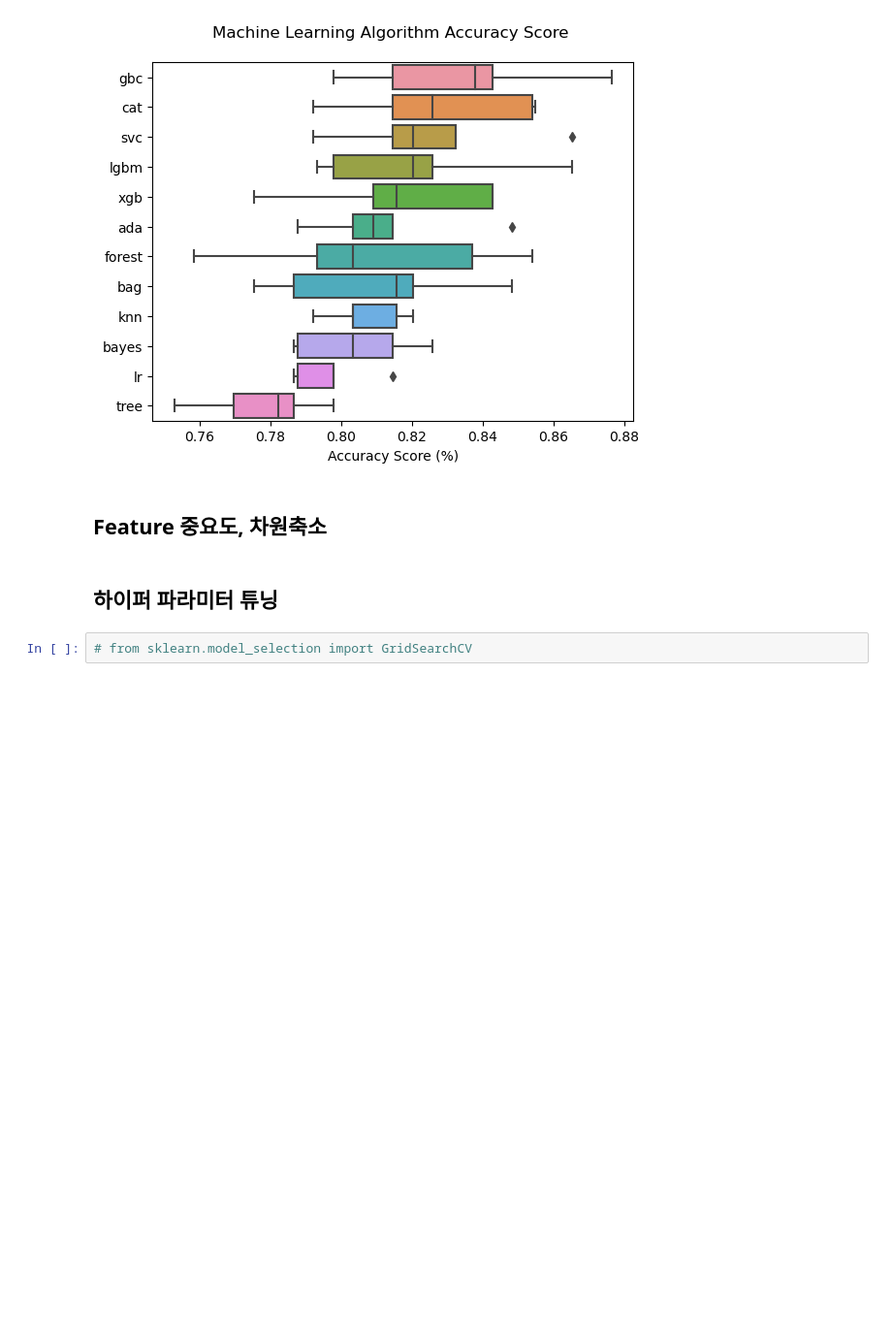
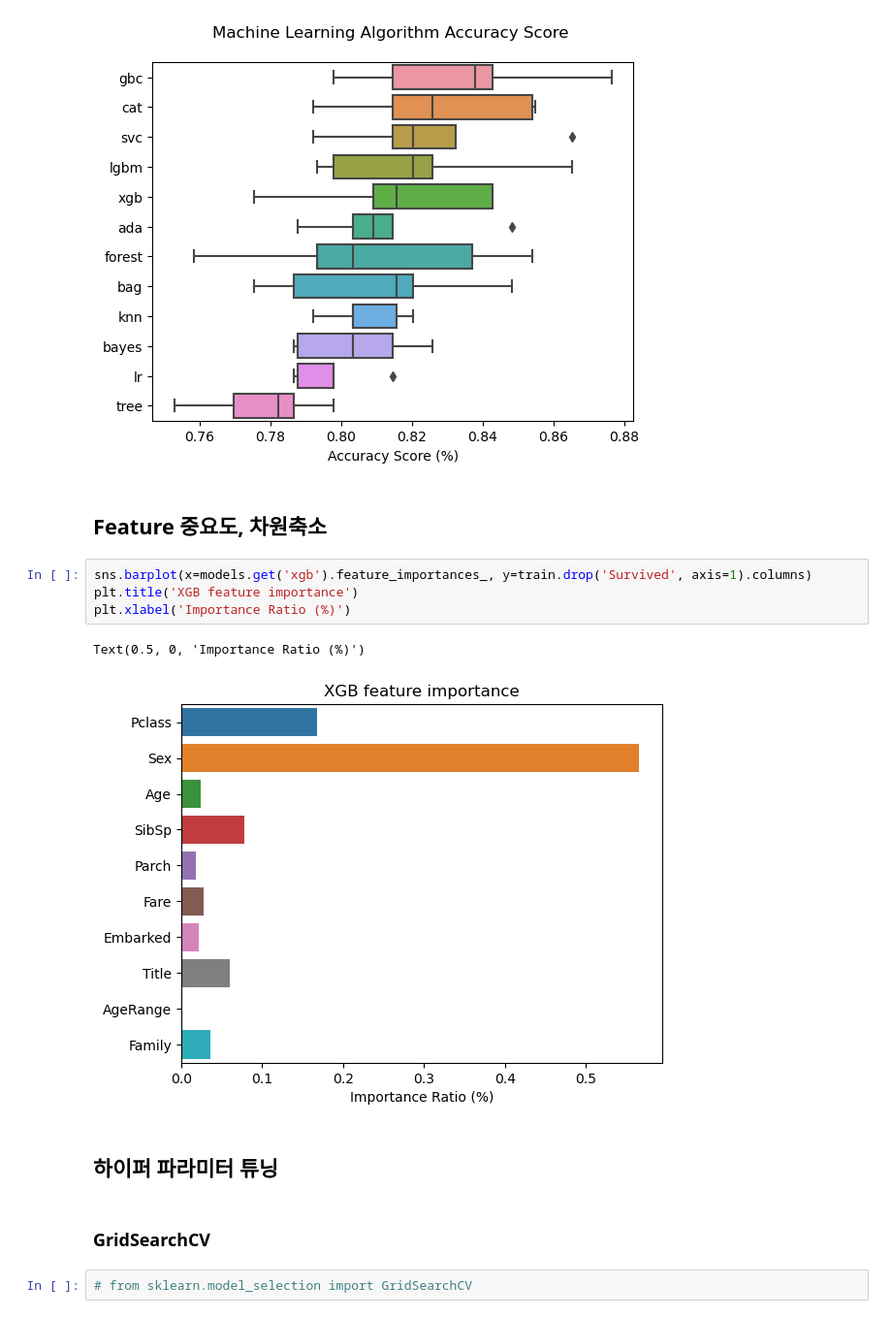
Before and after one commit to Usunwoo/kaggle-titanic, a Jupyter notebook: titanic.ipynb, the cells around one changed output. Shown at 97% size. Saved outputs shown, nothing was run; the diff lists cells and outputs as text; blank space fills up the shorter version.

```diff
--- a/titanic.ipynb
+++ b/titanic.ipynb
@@ -1070,8 +1070,17 @@ Text(0.5, 0, 'Accuracy Score (%)')
 [figure]
 # %% [markdown]
 ## Feature 중요도, 차원축소
+# %%
+sns.barplot(x=models.get('xgb').feature_importances_, y=train.drop('Survived', axis=1).columns)
+plt.title('XGB feature importance')
+plt.xlabel('Importance Ratio (%)')
+# %% [output]
+Text(0.5, 0, 'Importance Ratio (%)')
+[figure, added]
 # %% [markdown]
 ## 하이퍼 파라미터 튜닝
+# %% [markdown]
+### GridSearchCV
 # %%
 # from sklearn.model_selection import GridSearchCV
 # %%
```
Also changed, not shown: parts of 22 cells of this notebook.
